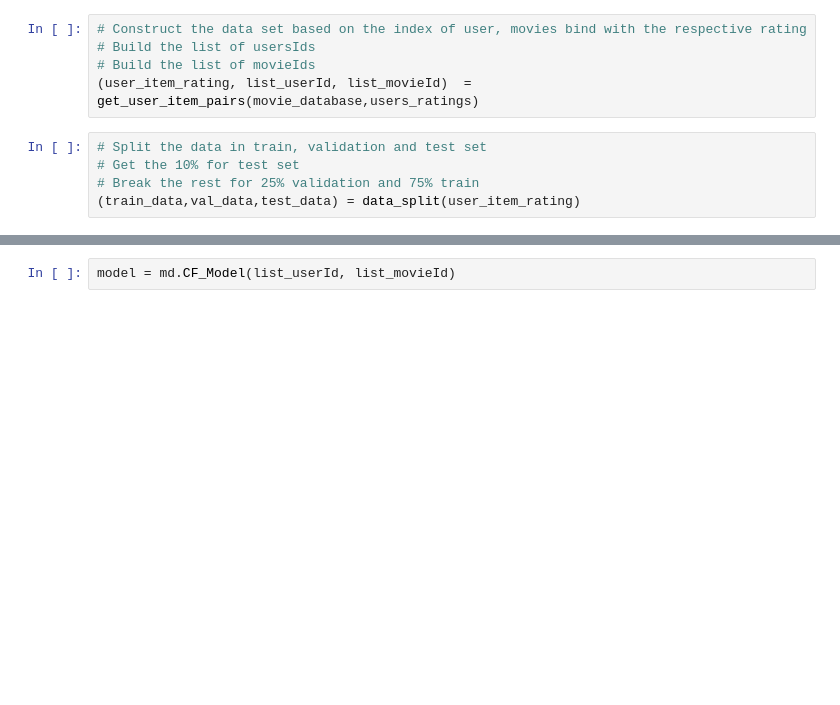
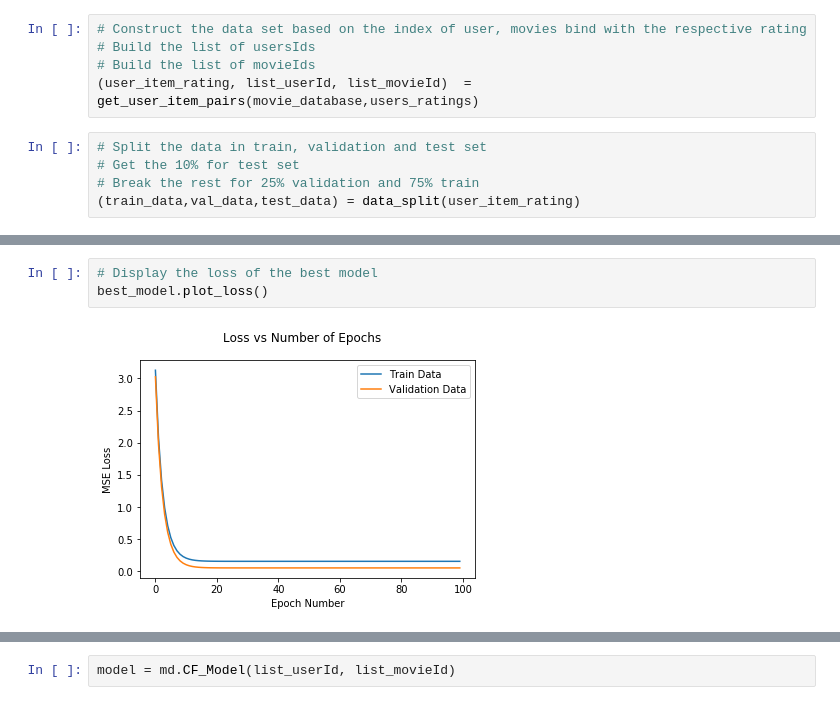
Before and after one commit to ljibajap/ECE196_ML, a Jupyter notebook: main.ipynb, the cells around one changed output, grey strips where cells are left out. Cells and saved outputs as stored; diff of their text form; blank space fills up the shorter version.

```diff
--- a/main.ipynb
+++ b/main.ipynb
@@ -71,0 +83,5 @@ users_ratings.describe()
+# %%
+# Display the loss of the best model
+best_model.plot_loss()
+# %% [output]
+[figure, added]
```
Also changed, not shown: parts of 12 cells of this notebook, 2 other files.
